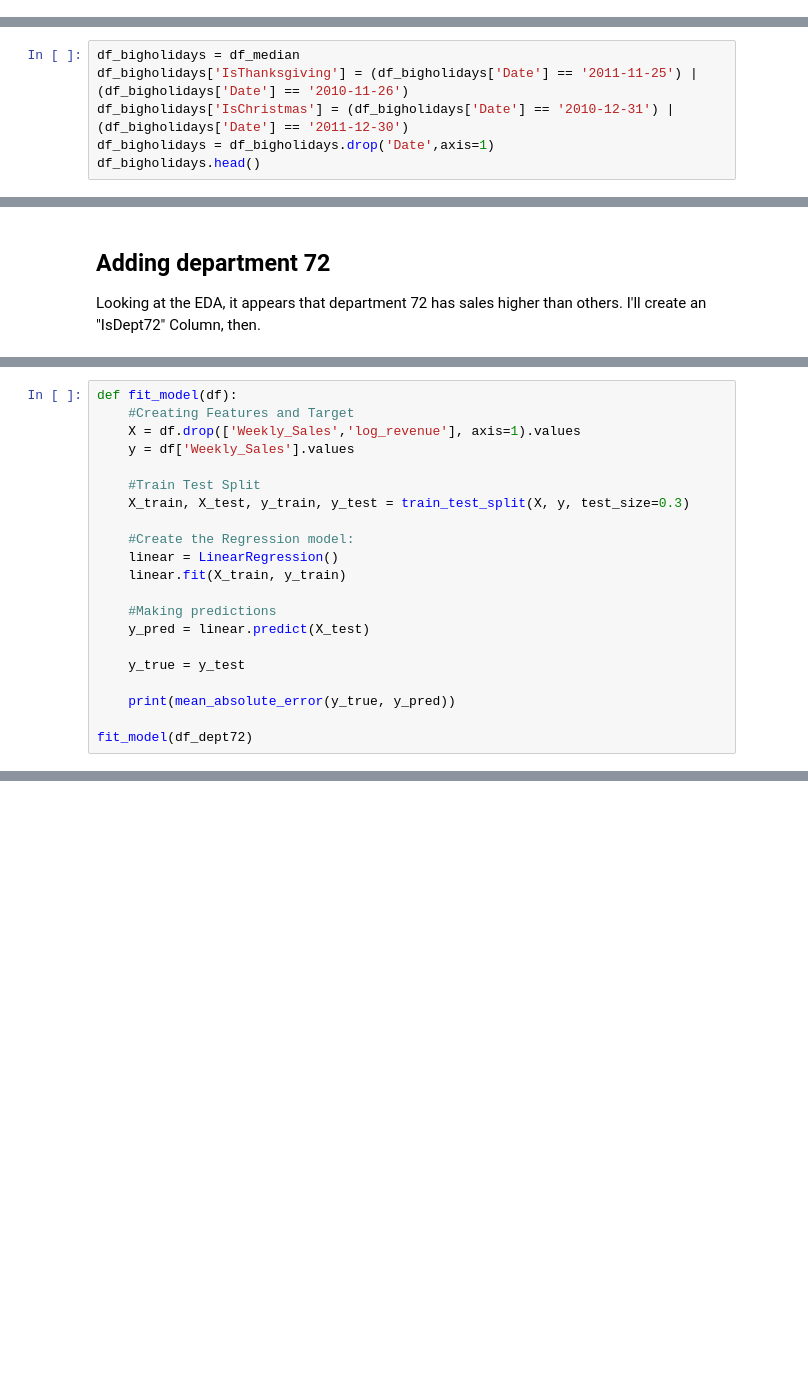
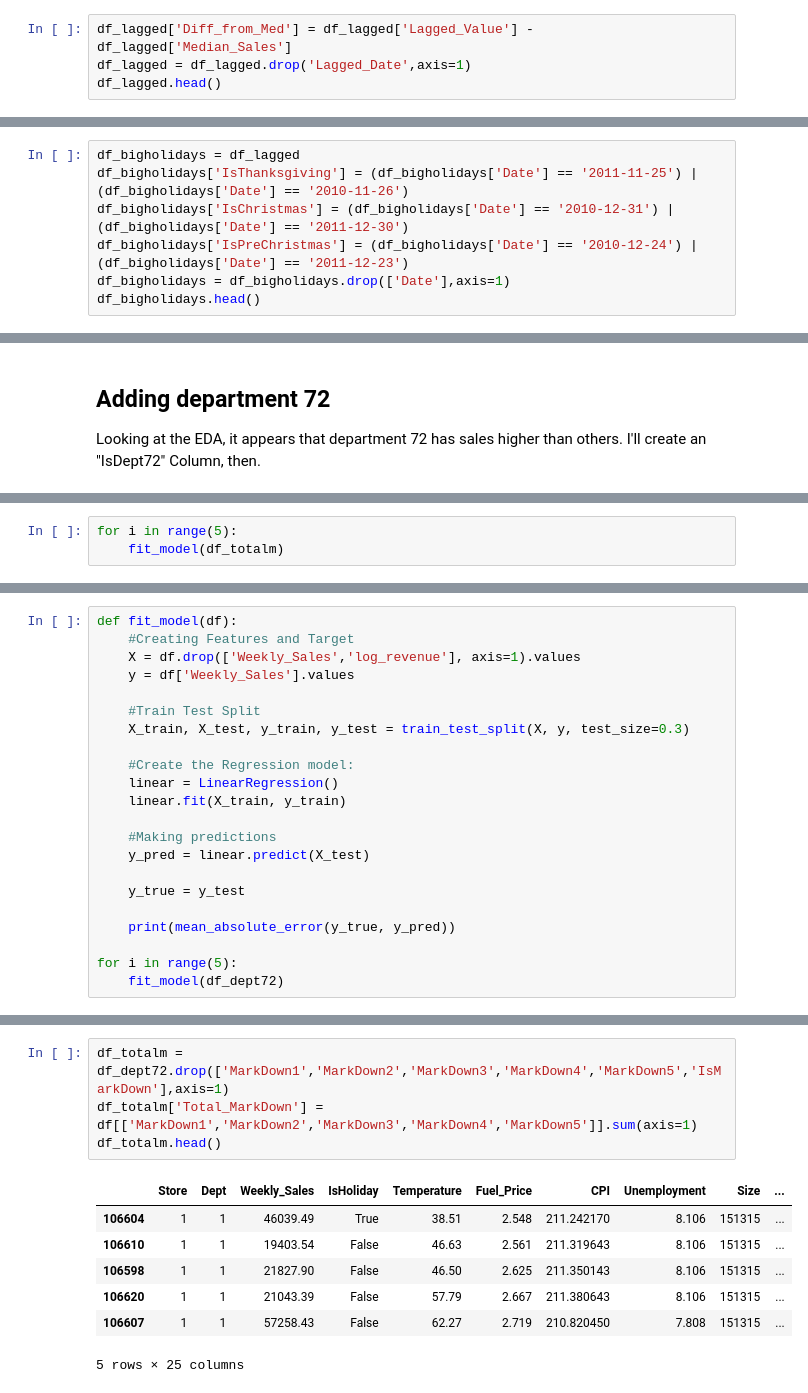
Before and after one commit to SophiaOfTheOceans/Springboard-Files, a Jupyter notebook: Capstone 2/notebooks/Feature Selection and Engineering.ipynb, the cells around one changed output, grey strips where cells are left out. Drawn from its saved outputs; the diff is of its cells as text; blank space fills up the shorter version.

```diff
--- a/Capstone 2/notebooks/Feature Selection and Engineering.ipynb
+++ b/Capstone 2/notebooks/Feature Selection and Engineering.ipynb
@@ -161,3 +142,7 @@ memory usage: 41.2 MB
+# %%
+df_lagged['Diff_from_Med'] = df_lagged['Lagged_Value'] - df_lagged['Median_Sales']
+df_lagged = df_lagged.drop('Lagged_Date',axis=1)
+df_lagged.head()
 # %% [markdown]
 ## Adding some Date variables
 
@@ -165,8 +150,9 @@ Some models don't work well with the dates, so I'm going to see if any dates hav
 
 From from the >$300,000 table in the EDA notebook, it appears that a signficant portion of them are made in the thanksgiving week, so we'll make a new feature called "IsThanksgiving" to distinguish those values made during Thanksgiving weeks. Looking at the average sales per week, it appears that sales are higher near Christmas, so I'll also create a new feature called "IsChristmas". After this, we could delete the Date Column.
 # %%
-df_bigholidays = df_median
+df_bigholidays = df_lagged
 df_bigholidays['IsThanksgiving'] = (df_bigholidays['Date'] == '2011-11-25') | (df_bigholidays['Date'] == '2010-11-26')
 df_bigholidays['IsChristmas'] = (df_bigholidays['Date'] == '2010-12-31') | (df_bigholidays['Date'] == '2011-12-30')
-df_bigholidays = df_bigholidays.drop('Date',axis=1)
+df_bigholidays['IsPreChristmas'] = (df_bigholidays['Date'] == '2010-12-24') | (df_bigholidays['Date'] == '2011-12-23')
+df_bigholidays = df_bigholidays.drop(['Date'],axis=1)
 df_bigholidays.head()
@@ -215,0 +169,3 @@ df_dept72.head()
+# %%
+for i in range(5):
+    fit_model(df_totalm)
@@ -233,5 +191,6 @@ def fit_model(df):
 
     print(mean_absolute_error(y_true, y_pred))
 
-fit_model(df_dept72)
+for i in range(5):
+    fit_model(df_dept72)
 # %% [output]
@@ -239 +202,13 @@ fit_model(df_dept72)
+# %%
+df_totalm = df_dept72.drop(['MarkDown1','MarkDown2','MarkDown3','MarkDown4','MarkDown5','IsMarkDown'],axis=1)
+df_totalm['Total_MarkDown'] = df[['MarkDown1','MarkDown2','MarkDown3','MarkDown4','MarkDown5']].sum(axis=1)
+df_totalm.head()
+# %% [output]
+|  | Store | Dept | Weekly_Sales | IsHoliday | Temperature | Fuel_Price | CPI | Unemployment | Size | ... |
+| 106604 | 1 | 1 | 46039.49 | True | 38.51 | 2.548 | 211.242170 | 8.106 | 151315 | ... |
+| 106610 | 1 | 1 | 19403.54 | False | 46.63 | 2.561 | 211.319643 | 8.106 | 151315 | ... |
+| 106598 | 1 | 1 | 21827.90 | False | 46.50 | 2.625 | 211.350143 | 8.106 | 151315 | ... |
+| 106620 | 1 | 1 | 21043.39 | False | 57.79 | 2.667 | 211.380643 | 8.106 | 151315 | ... |
+| 106607 | 1 | 1 | 57258.43 | False | 62.27 | 2.719 | 210.820450 | 7.808 | 151315 | ... |
+5 rows × 25 columns
 # %%
```
Also changed, not shown: parts of 15 cells of this notebook, 4 other files.
